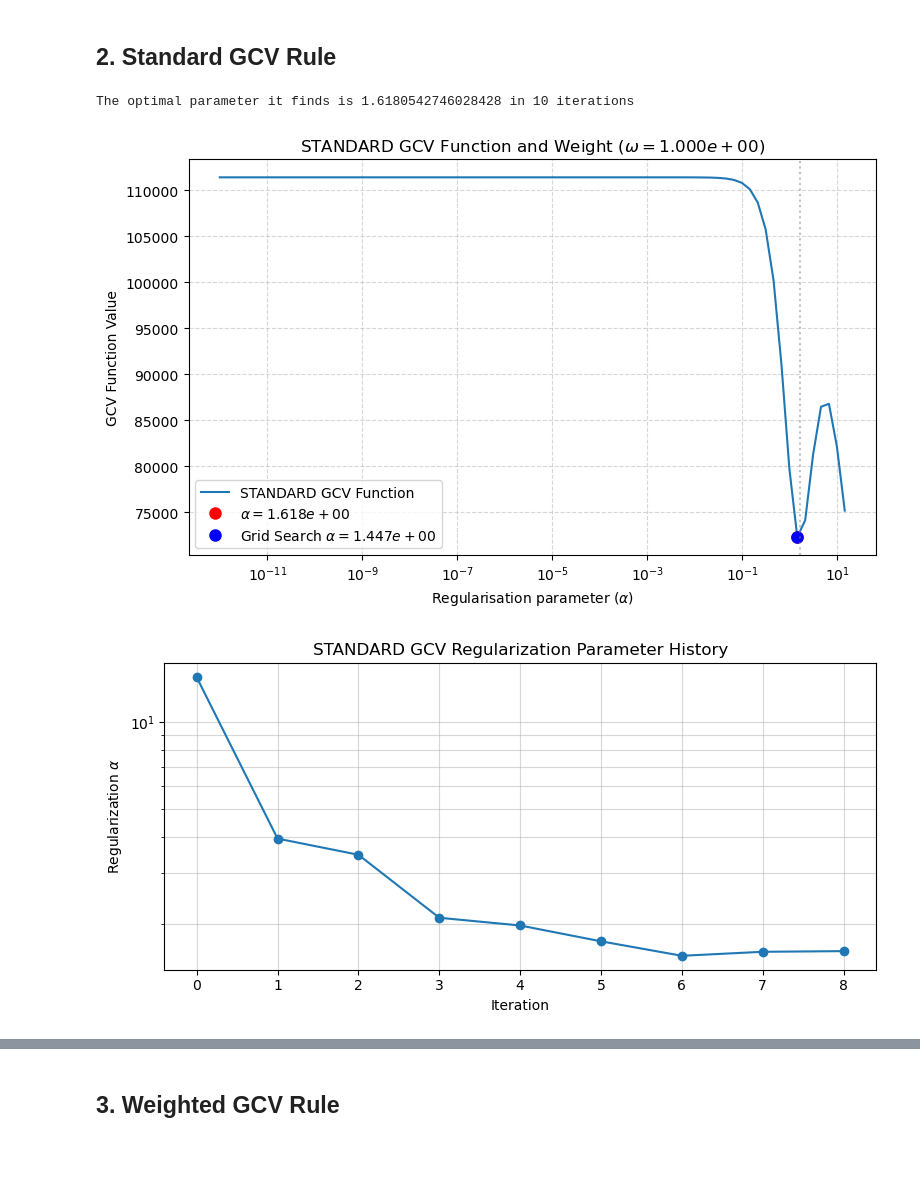
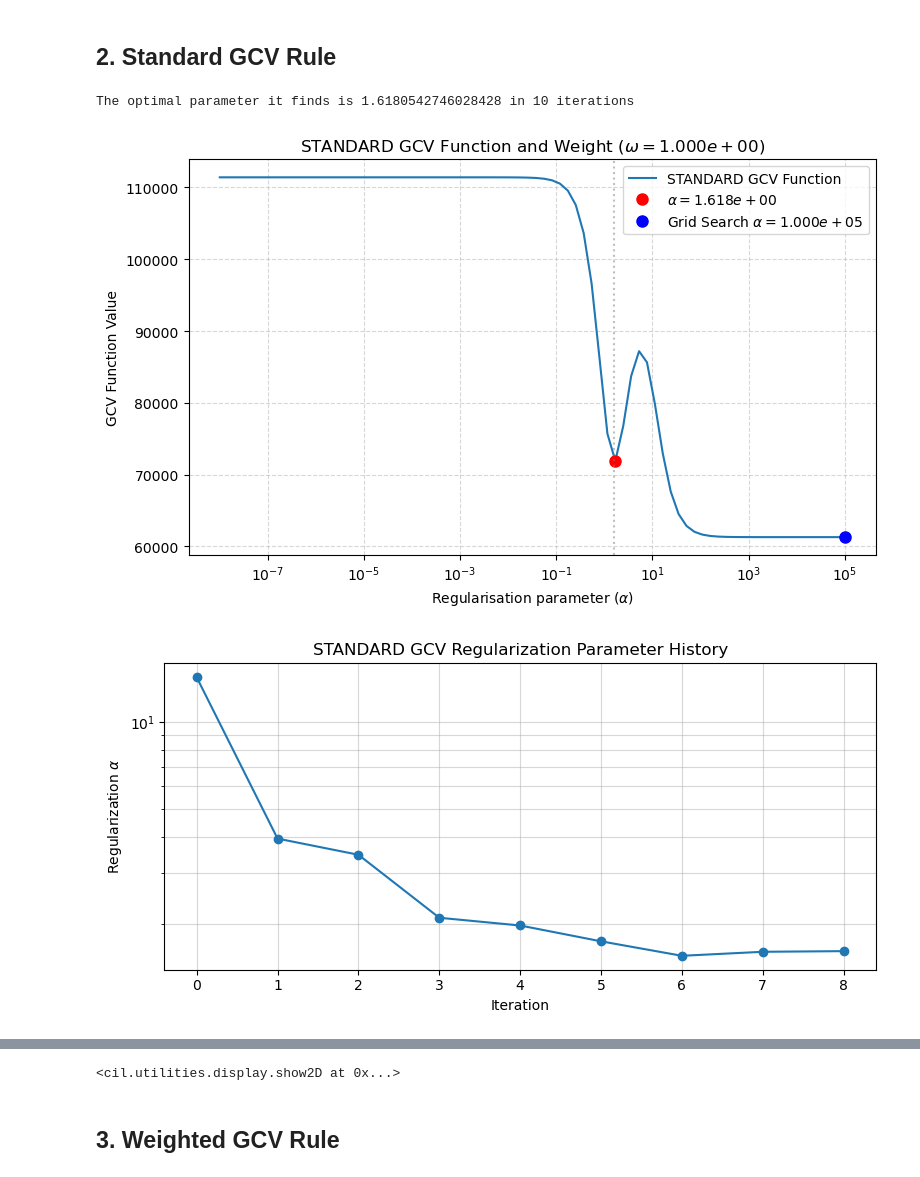
Before and after one commit to bryceshirley/CIL, a Jupyter notebook: docs/source/demos/hybrid_walnut.ipynb, the cells around one changed output, grey strips where cells are left out. Drawn from its saved outputs; the diff is of its cells as text; code cells hidden in the pictures.

```diff
--- a/docs/source/demos/hybrid_walnut.ipynb
+++ b/docs/source/demos/hybrid_walnut.ipynb
@@ -274,14 +276,17 @@ There exist a scala of automatic regularization parameter methods. Prominent met
 alpha_tol = 1e-3
 maxit = 500
 initial = A.domain_geometry().allocate(0)
+
+# Define noise level
+noise_std = 0.5 * np.std(data.array)
+noiselevel = 0.15 * np.linalg.norm(data.array)
+noisevariance = noise_std**2
 # %% [markdown]
 ## 1. Discrepency Rule
 # %%
-# Let's say 10% noise
-noiselevel = 0.15 * data.norm()
 discrep_rule = UpdateRegDiscrep(data_size=data.size,
                                 domain_size=initial.size,
-                                tol=alpha_tol,
+                                tol=1e-2,
                                 noise_level_estimate=noiselevel)
 
 hybridlsqrD = HybridGLSQR(operator=A, data=data, initial=initial,
@@ -312,9 +325,15 @@ hybridlsqrgcv.run(maxit, verbose=True)
 # %%
 print("The optimal parameter it finds is", hybridlsqrgcv.regalpha, "in", hybridlsqrgcv.iteration, "iterations")
 
-hybridlsqrgcv.reg_rule.plot_function()
+hybridlsqrgcv.reg_rule.plot_function(regalpha_limits=(1e-8, 1e5))
 hybridlsqrgcv.reg_rule.plot_history()
+
+show2D(hybridlsqrgcv.solution,
+        title=f"GCV \n Optimal alpha: {hybridlsqrgcv.regalpha:.2e}",
+        slice_list={'vertical':200},
+        cmap="inferno",
+         fix_range=(0, 0.05))
 # %% [output]
 The optimal parameter it finds is 1.6180542746028428 in 10 iterations
-[figure, old version]
+[figure, new version]
 [figure]
@@ -321,3 +341,4 @@ The optimal parameter it finds is 1.6180542746028428 in 10 iterations
+<cil.utilities.display.show2D at 0x...>
 # %% [markdown]
 ## 3. Weighted GCV Rule
 # %%
```
Also changed, not shown: parts of 19 cells of this notebook, 5 other files.
